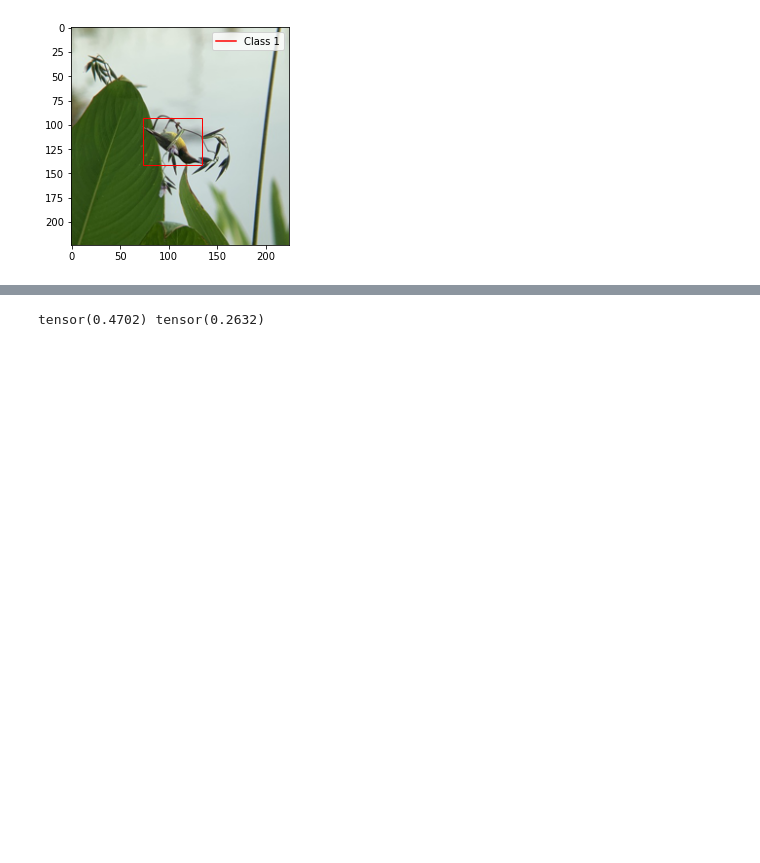
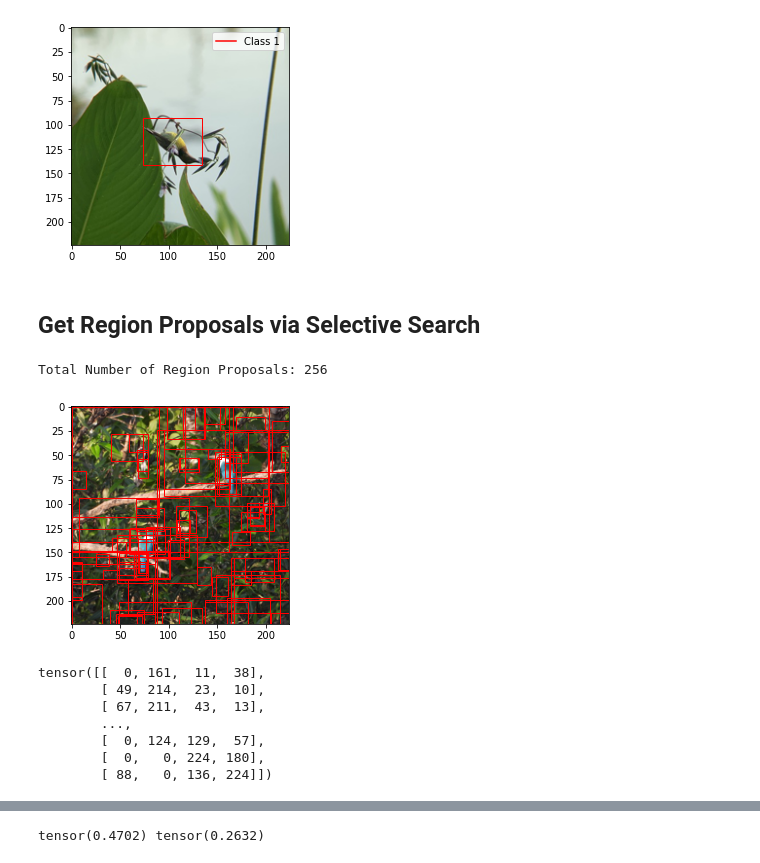
Before and after one commit to limweiliang/cs4243_project, a Jupyter notebook: Fast R-CNN.ipynb, the cells around one changed output, grey strips where cells are left out. Saved outputs shown, nothing was run; the diff lists cells and outputs as text; code cells hidden in the pictures; blank space fills up the shorter version.

```diff
--- a/Fast R-CNN.ipynb
+++ b/Fast R-CNN.ipynb
@@ -26,7 +26,7 @@ classes = {"Black-naped Oriole": 0,
           "Striated Heron": 7,
           "White-breasted Waterhen": 8,
           "Yellow-vented Bulbul": 9,
-          "Background": 0}
+          "Background": 10}
 
 label_folder_name = 'labels/bboxes_after_split/'
 dataset_folder_name = 'images/'
@@ -112,3 +112,54 @@ def display_bbox_and_image(image, bboxes):
 display_bbox_and_image(train_images[100], train_label[100])
 # %% [output]
 [figure]
+# %% [markdown]
+## Get Region Proposals via Selective Search
+# %%
+# Selective Search algorithm
+
+def get_selective_search_bboxes(image, verbose = False):
+    # speed-up using multithreads
+    cv2.setUseOptimized(True);
+    cv2.setNumThreads(4);
+
+    # create Selective Search Segmentation Object using default parameters
+    ss = cv2.ximgproc.segmentation.createSelectiveSearchSegmentation()
+
+    # set input image on which we will run segmentation
+    ss.setBaseImage(image)
+    ss.switchToSelectiveSearchQuality()
+
+    # run selective search segmentation on input image
+    rects = ss.process()
+
+    if verbose:
+        print(f'Total Number of Region Proposals: {len(rects)}')
+
+        fig = plt.figure()
+        ax = fig.add_subplot(1, 1, 1)
+
+        plt.imshow(image)
+
+        for box_num in range(rects.shape[0]):
+            #if box_num > 100: break
+            x, y, width, height = rects[box_num]
+            color = 'r'
+
+            rect = matplotlib.patches.Rectangle((x, y), width, height, linewidth=1, edgecolor=color, facecolor='none')
+            ax.add_patch(rect)
+
+        plt.show()
+
+    return torch.LongTensor(rects)
+
+get_selective_search_bboxes(np.array(train_images[234].permute(1, 2, 0)), verbose = True)
+# %% [output]
+Total Number of Region Proposals: 256
+[figure, added]
+tensor([[  0, 161,  11,  38],
+        [ 49, 214,  23,  10],
+        [ 67, 211,  43,  13],
+        ...,
+        [  0, 124, 129,  57],
+        [  0,   0, 224, 180],
+        [ 88,   0, 136, 224]])
```
Also changed, not shown: parts of 13 cells of this notebook, 4 other files.
